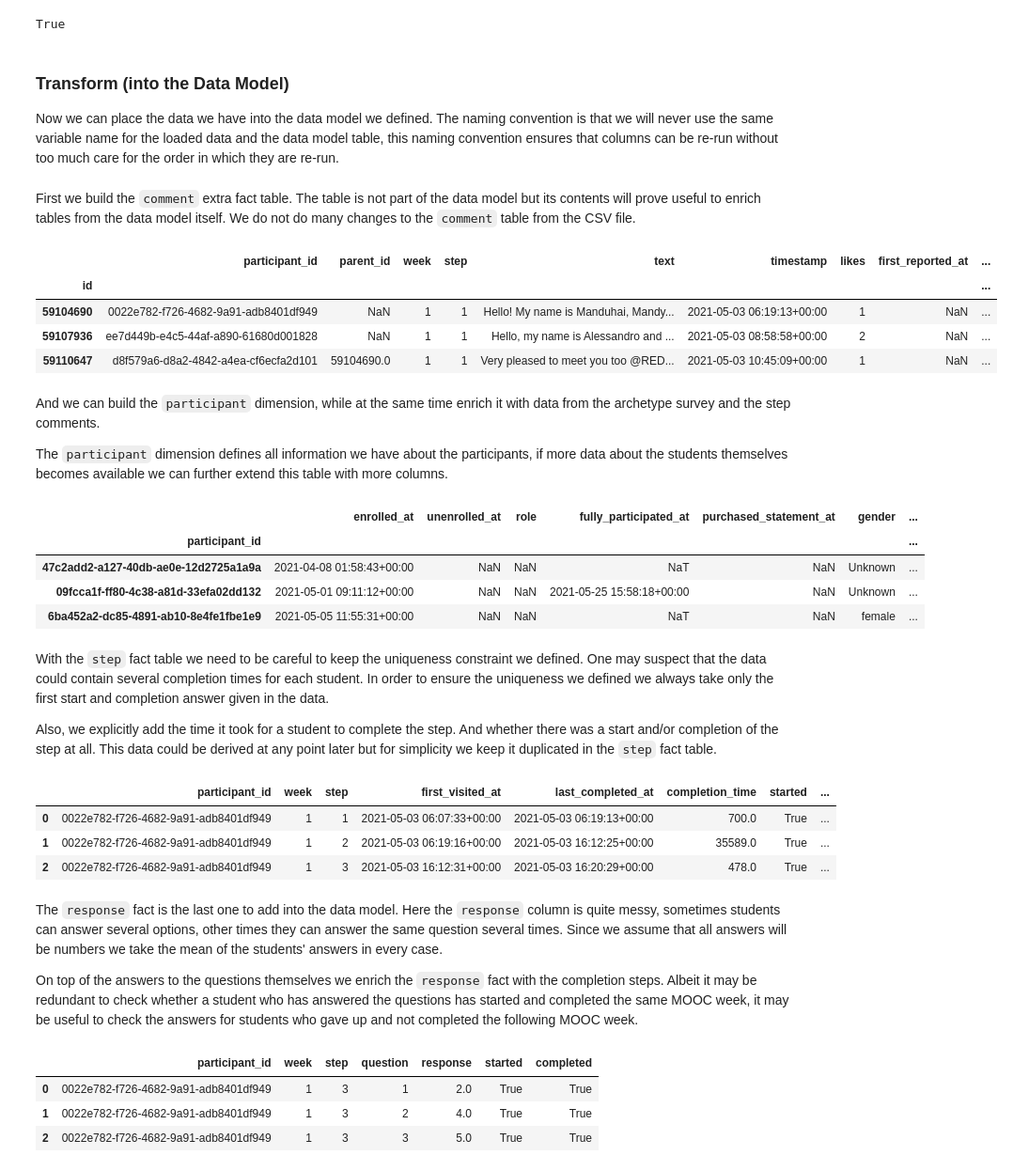
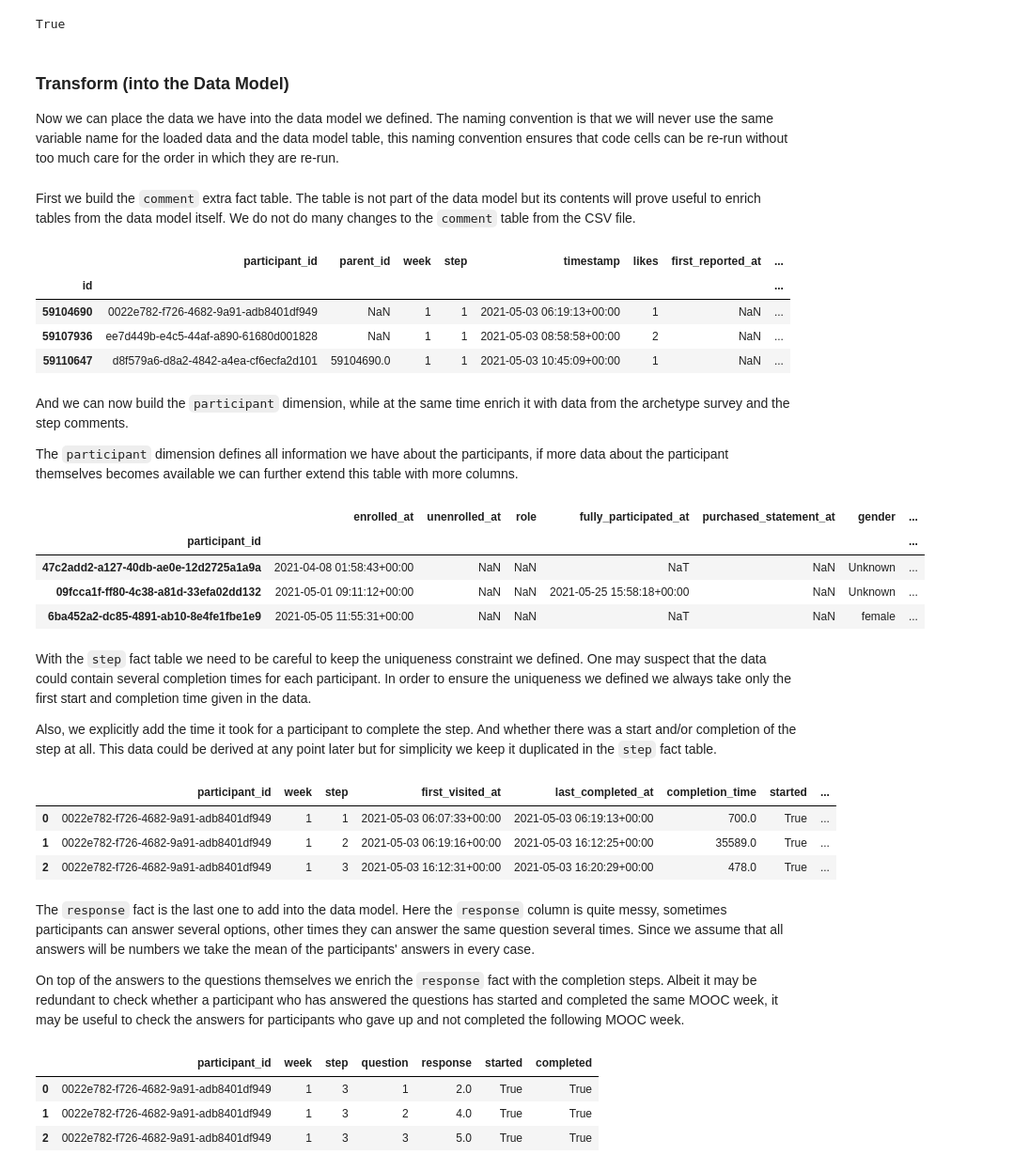
Before and after one commit to grochmal/mooc-stats, a Jupyter notebook: mooc-confidence-fl.ipynb, the cells around one changed output. Shown at 94% size. Saved outputs shown, nothing was run; the diff lists cells and outputs as text; code cells hidden in the pictures.

```diff
--- a/mooc-confidence-fl.ipynb
+++ b/mooc-confidence-fl.ipynb
@@ -183,7 +189,7 @@ True
 Now we can place the data we have into the data model we defined.
 The naming convention is that we will never use the same variable
 name for the loaded data and the data model table,
-this naming convention ensures that columns can be re-run
+this naming convention ensures that code cells can be re-run
 without too much care for the order in which they are re-run.
 # %% [markdown]
 First we build the `comment` extra fact table.
@@ -193,25 +199,26 @@ We do not do many changes to the `comment` table from the CSV file.
 # %%
 comment = remark.copy()
 comment.drop('step', axis=1, inplace=True)
 comment = comment.rename(columns={
     'author_id': 'participant_id',
     'week_number': 'week',
     'step_number': 'step',
 })
 comment['text_length'] = comment.text.str.len()
-comment[:3]
+cols = [i for i in comment.columns if i != 'text']  # prevent personal info leak
+comment[cols][:3]
 # %% [output]
-|  | participant_id | parent_id | week | step | text | timestamp | likes | first_reported_at | ... |
-| id |  |  |  |  |  |  |  |  | ... |
-| 59104690 | 0022e782-f726-4682-9a91-adb8401df949 | NaN | 1 | 1 | Hello! My name is Manduhai, Mandy... | 2021-05-03 06:19:13+00:00 | 1 | NaN | ... |
-| 59107936 | ee7d449b-e4c5-44af-a890-61680d001828 | NaN | 1 | 1 | Hello, my name is Alessandro and ... | 2021-05-03 08:58:58+00:00 | 2 | NaN | ... |
-| 59110647 | d8f579a6-d8a2-4842-a4ea-cf6ecfa2d101 | 59104690.0 | 1 | 1 | Very pleased to meet you too @RED... | 2021-05-03 10:45:09+00:00 | 1 | NaN | ... |
+|  | participant_id | parent_id | week | step | timestamp | likes | first_reported_at | ... |
+| id |  |  |  |  |  |  |  | ... |
+| 59104690 | 0022e782-f726-4682-9a91-adb8401df949 | NaN | 1 | 1 | 2021-05-03 06:19:13+00:00 | 1 | NaN | ... |
+| 59107936 | ee7d449b-e4c5-44af-a890-61680d001828 | NaN | 1 | 1 | 2021-05-03 08:58:58+00:00 | 2 | NaN | ... |
+| 59110647 | d8f579a6-d8a2-4842-a4ea-cf6ecfa2d101 | 59104690.0 | 1 | 1 | 2021-05-03 10:45:09+00:00 | 1 | NaN | ... |
 # %% [markdown]
-And we can build the `participant` dimension,
+And we can now build the `participant` dimension,
 while at the same time enrich it with data from the archetype survey
 and the step comments.
 
 The `participant` dimension defines all information we have about the participants,
-if more data about the students themselves becomes available we can
+if more data about the participant themselves becomes available we can
 further extend this table with more columns.
 # %%
@@ -232,11 +240,11 @@ participant[:3]
 | 6ba452a2-dc85-4891-ab10-8e4fe1fbe1e9 | 2021-05-05 11:55:31+00:00 | NaN | NaN | NaT | NaN | female | ... |
 # %% [markdown]
 With the `step` fact table we need to be careful to keep the uniqueness constraint we defined.
-One may suspect that the data could contain several completion times for each student.
+One may suspect that the data could contain several completion times for each participant.
 In order to ensure the uniqueness we defined we always take only
-the first start and completion answer given in the data.
+the first start and completion time given in the data.
 
-Also, we explicitly add the time it took for a student to complete the step.
+Also, we explicitly add the time it took for a participant to complete the step.
 And whether there was a start and/or completion of the step at all.
 This data could be derived at any point later but for simplicity
 we keep it duplicated in the `step` fact table.
@@ -261,16 +269,16 @@ step[:3]
 # %% [markdown]
 The `response` fact is the last one to add into the data model.
 Here the `response` column is quite messy,
-sometimes students can answer several options,
+sometimes participants can answer several options,
 other times they can answer the same question several times.
 Since we assume that all answers will be numbers
-we take the mean of the students' answers in every case.
+we take the mean of the participants' answers in every case.
 
 On top of the answers to the questions themselves we enrich
 the `response` fact with the completion steps.
-Albeit it may be redundant to check whether a student
+Albeit it may be redundant to check whether a participant
 who has answered the questions has started and completed the same MOOC week,
-it may be useful to check the answers for students who gave up
+it may be useful to check the answers for participants who gave up
 and not completed the following MOOC week.
 # %%
 response = question[['learner_id', 'week_number', 'step_number', 'question_number', 'response']].copy()
```
Also changed, not shown: parts of 80 cells of this notebook, 2 other files.
